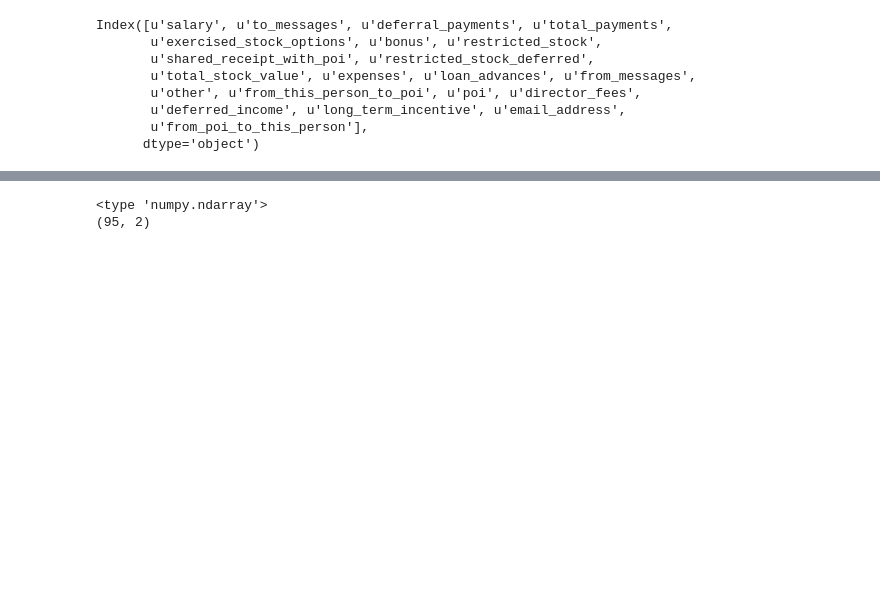
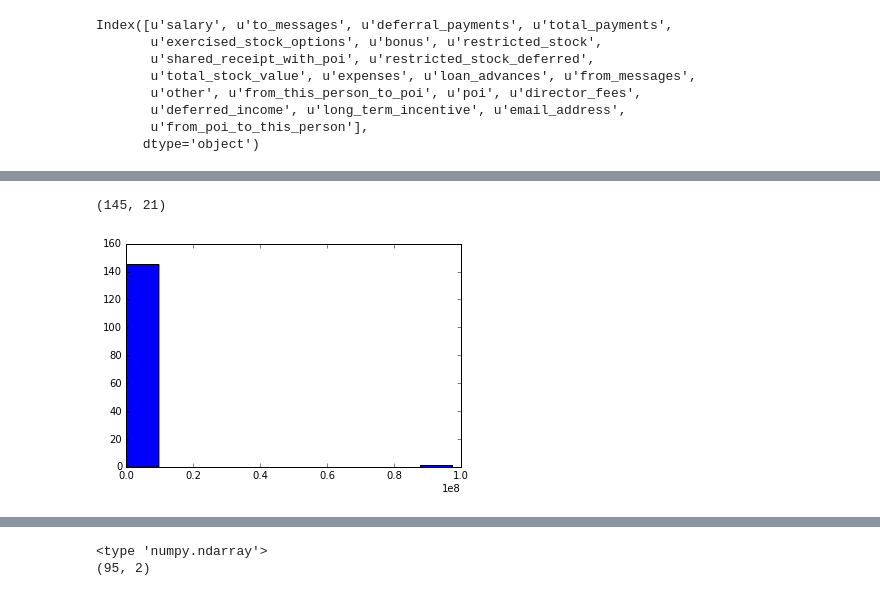
Before and after one commit to caearo/ud120-projects, a Jupyter notebook: final_project/data_explore.ipynb, the cells around one changed output, grey strips where cells are left out. Saved outputs shown, nothing was run; the diff lists cells and outputs as text; code cells hidden in the pictures; blank space fills up the shorter version.

```diff
--- a/final_project/data_explore.ipynb
+++ b/final_project/data_explore.ipynb
@@ -47,0 +114,9 @@ Index([u'salary', u'to_messages', u'deferral_payments', u'total_payments',
+# %%
+plt.hist(df['bonus'])
+df[df['bonus'] > 8e+7]
+### outlier 'TOTAL' found
+df = df[df.index != 'TOTAL']
+df.shape
+# %% [output]
+(145, 21)
+[figure, added]
```
Also changed, not shown: parts of 10 cells of this notebook, 2 other files.
